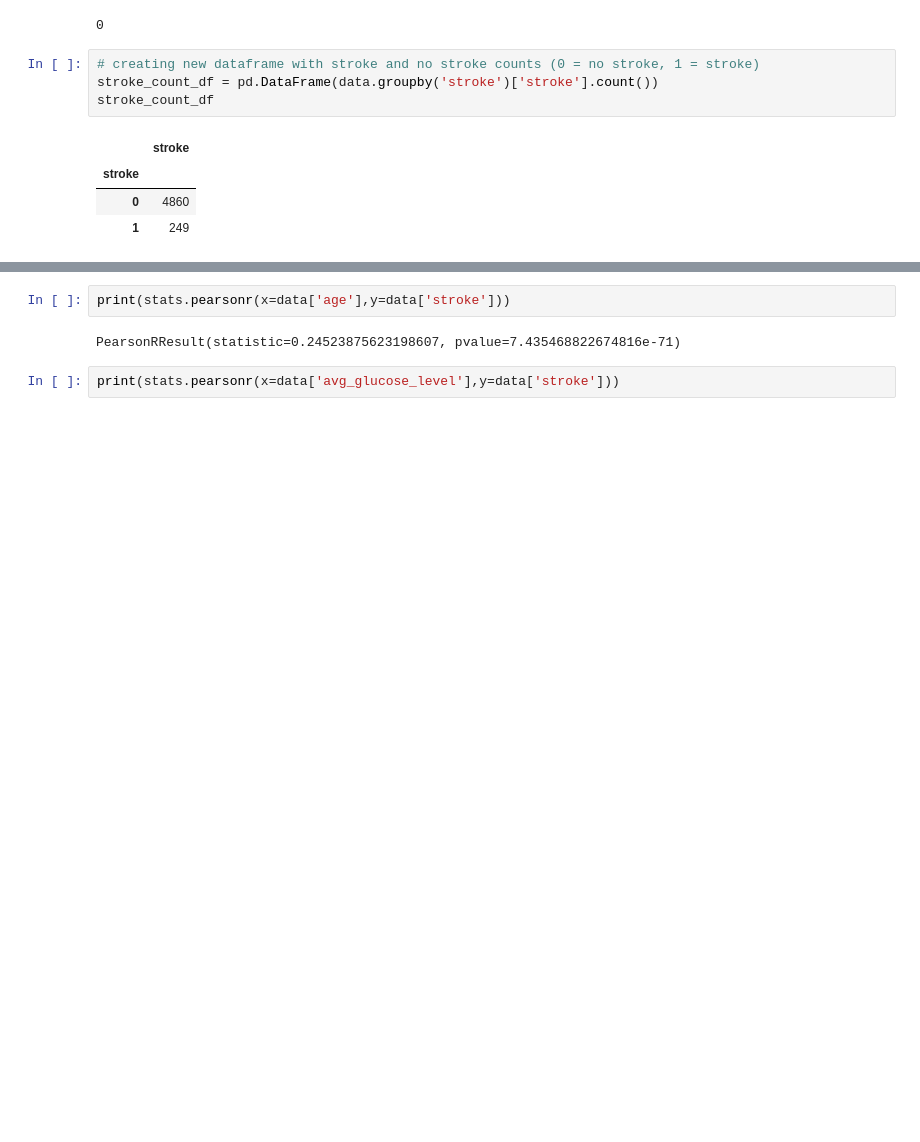
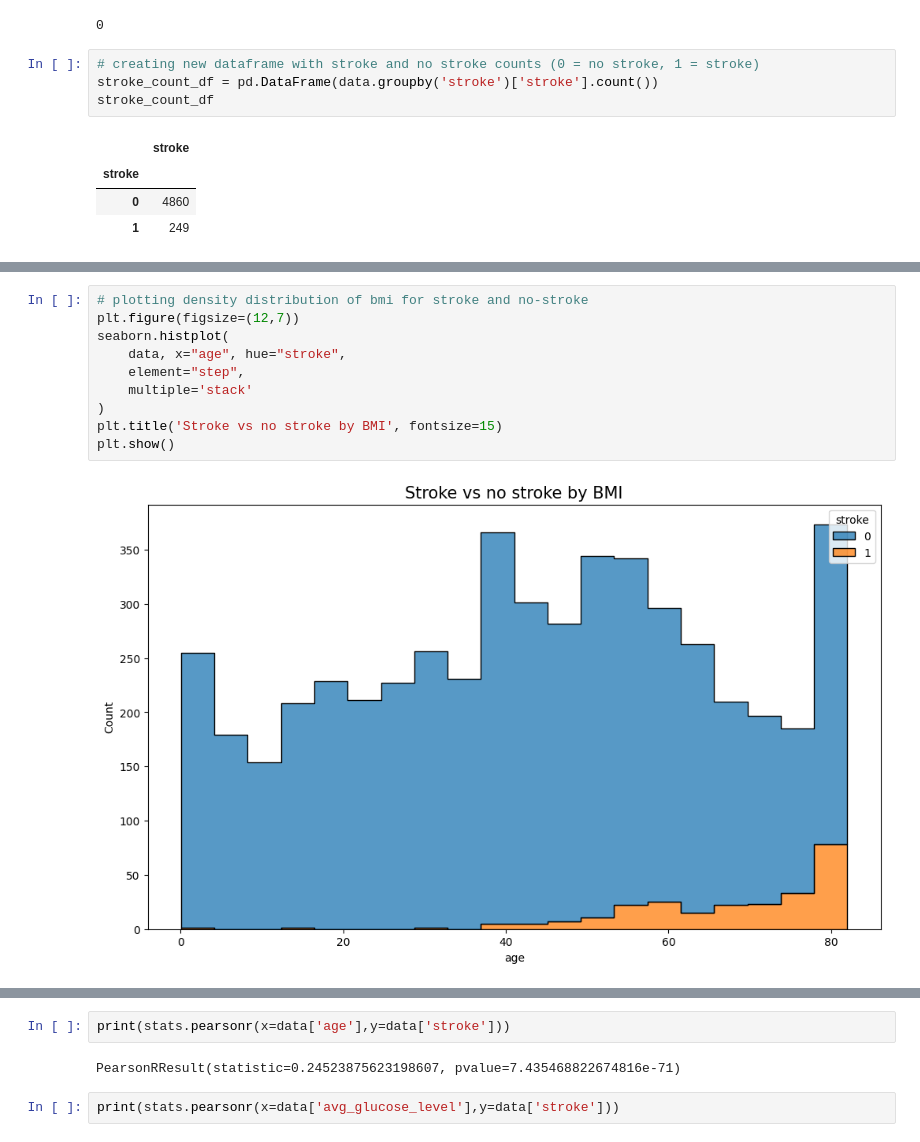
Before and after one commit to PeterHHartmann/aai-mandatory-1, a Jupyter notebook: project.ipynb, the cells around one changed output, grey strips where cells are left out. Drawn from its saved outputs; the diff is of its cells as text; blank space fills up the shorter version.

Commit message:
bunch of refactoring and cleanup + better data preprocessing

```diff
--- a/project.ipynb
+++ b/project.ipynb
@@ -101,0 +103,12 @@ plt.show()
+# %%
+# plotting density distribution of bmi for stroke and no-stroke
+plt.figure(figsize=(12,7))
+seaborn.histplot(
+    data, x="age", hue="stroke",
+    element="step",
+    multiple='stack'
+)
+plt.title('Stroke vs no stroke by BMI', fontsize=15)
+plt.show()
+# %% [output]
+[figure, added]
```
Also changed, not shown: parts of 176 cells of this notebook.
